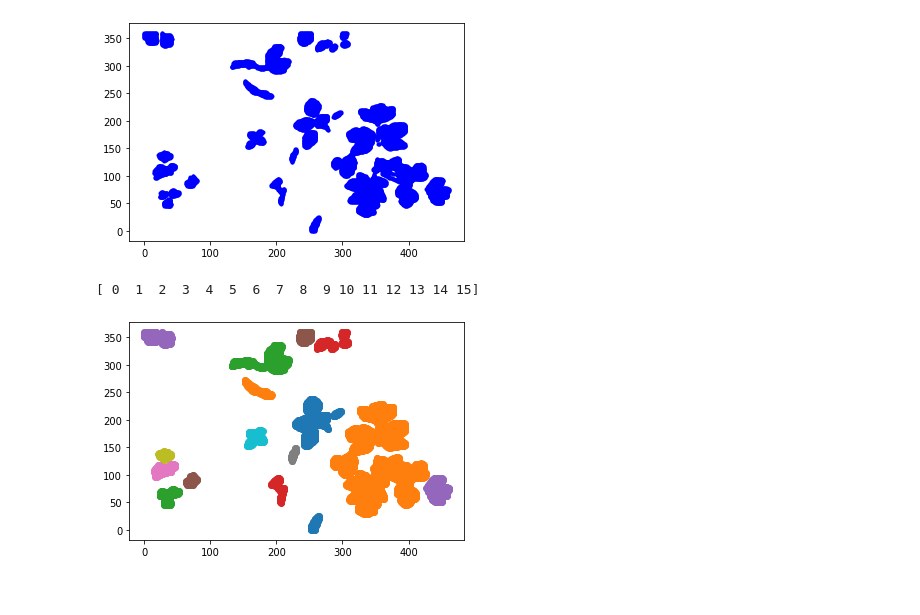
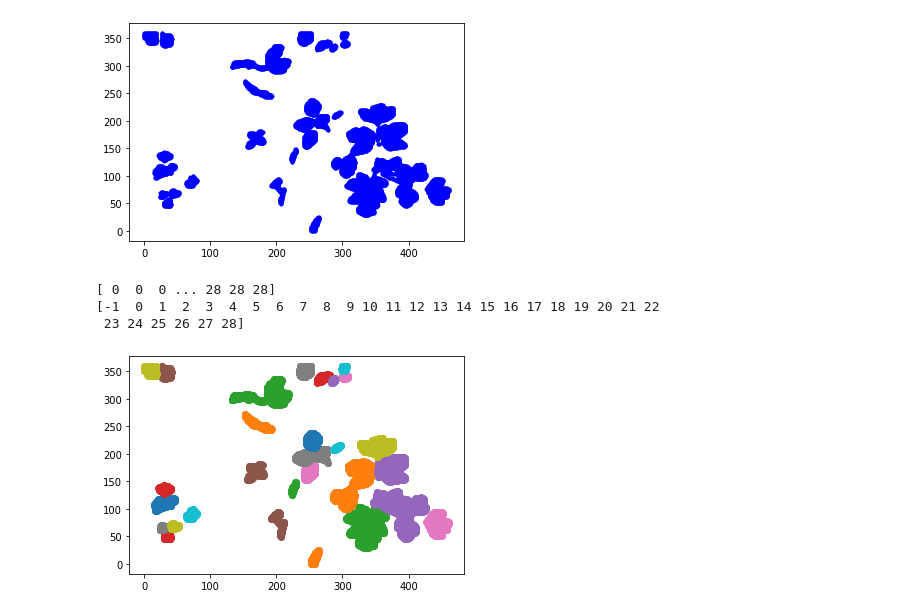
Before and after one commit to dokyun-kim4/weed-detection, a Jupyter notebook: DBSCAN.ipynb, the cells around one changed output. Saved outputs shown, nothing was run; the diff lists cells and outputs as text; code cells hidden in the pictures.

```diff
--- a/DBSCAN.ipynb
+++ b/DBSCAN.ipynb
@@ -63,32 +63,34 @@ plt.figure(); plt.plot(white_points[:, 0], white_points[:, 1], "b."); plt.show()
 # %%
 from numpy import unique
 from numpy import where
 from matplotlib import pyplot
 from sklearn.datasets import make_classification
 from sklearn.cluster import DBSCAN
 
 # define the model
-dbscan_model = DBSCAN(eps=10, min_samples=5)
+dbscan_model = DBSCAN(eps=5, min_samples=10)
 
 # train the model
 dbscan_model.fit(white_points)
 
 # assign each data point to a cluster
 dbscan_result = dbscan_model.fit_predict(white_points)
 
 # get all of the unique clusters
 dbscan_clusters = unique(dbscan_result)
 print(dbscan_clusters)
 
 # plot the DBSCAN clusters
 for dbscan_cluster in dbscan_clusters:
     # get data points that fall in this cluster
     index = where(dbscan_result == dbscan_cluster)
     # make the plot
     pyplot.scatter(white_points[index, 0], white_points[index, 1])
 
 # show the DBSCAN plot
 pyplot.show()
 # %% [output]
-[ 0  1  2  3  4  5  6  7  8  9 10 11 12 13 14 15]
+[ 0  0  0 ... 28 28 28]
+[-1  0  1  2  3  4  5  6  7  8  9 10 11 12 13 14 15 16 17 18 19 20 21 22
+ 23 24 25 26 27 28]
-[figure, old version]
+[figure, new version]
```
Also changed, not shown: 1 other file.
